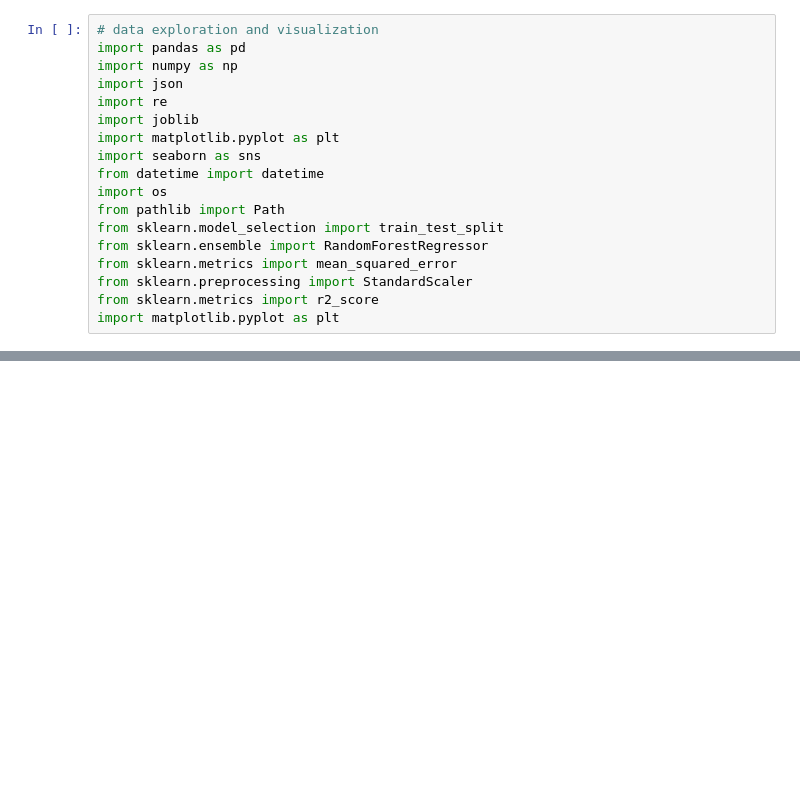
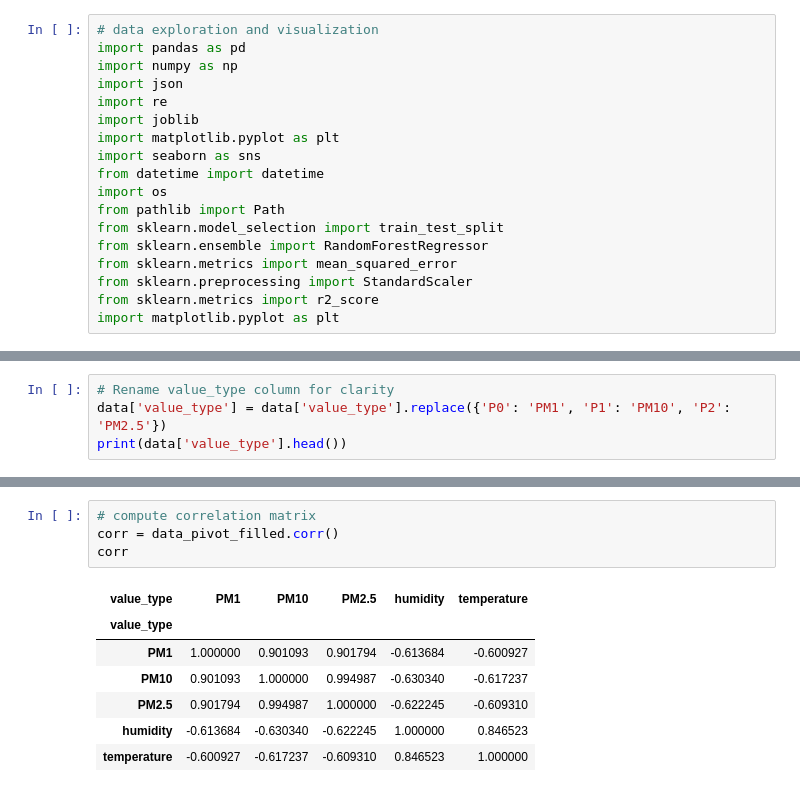
Before and after one commit to chuksugbome/air-quality-forecast, a Jupyter notebook: air_quality_EDA.ipynb, the cells around one changed output, grey strips where cells are left out. Cells and saved outputs as stored; diff of their text form; blank space fills up the shorter version.

```diff
--- a/air_quality_EDA.ipynb
+++ b/air_quality_EDA.ipynb
@@ -40,0 +107,4 @@ No data files loaded. Check the directory and file format.
+# %%
+# Rename value_type column for clarity
+data['value_type'] = data['value_type'].replace({'P0': 'PM1', 'P1': 'PM10', 'P2': 'PM2.5'})
+print(data['value_type'].head())
@@ -40,0 +196,12 @@ No data files loaded. Check the directory and file format.
+# %%
+# compute correlation matrix
+corr = data_pivot_filled.corr()
+corr
+# %% [output]
+| value_type | PM1 | PM10 | PM2.5 | humidity | temperature |
+| value_type |  |  |  |  |  |
+| PM1 | 1.000000 | 0.901093 | 0.901794 | -0.613684 | -0.600927 |
+| PM10 | 0.901093 | 1.000000 | 0.994987 | -0.630340 | -0.617237 |
+| PM2.5 | 0.901794 | 0.994987 | 1.000000 | -0.622245 | -0.609310 |
+| humidity | -0.613684 | -0.630340 | -0.622245 | 1.000000 | 0.846523 |
+| temperature | -0.600927 | -0.617237 | -0.609310 | 0.846523 | 1.000000 |
```
Also changed, not shown: parts of 20 cells of this notebook.
